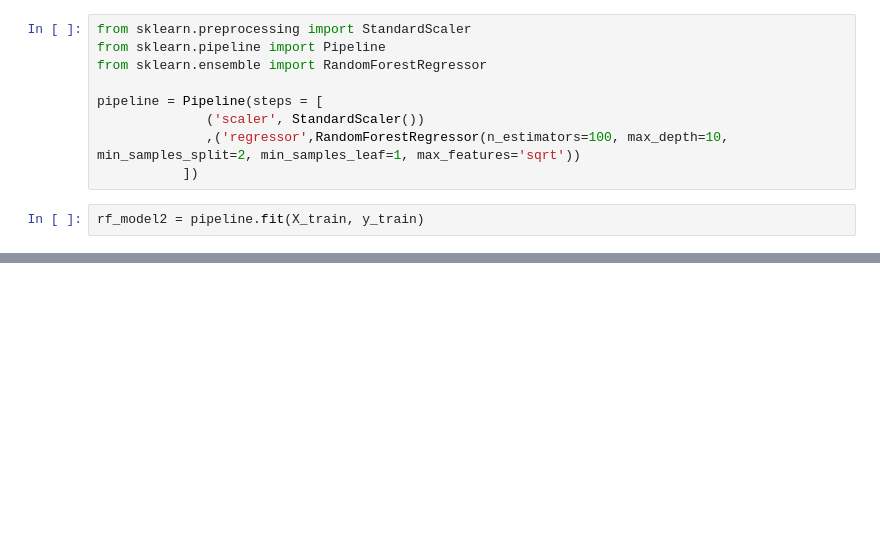
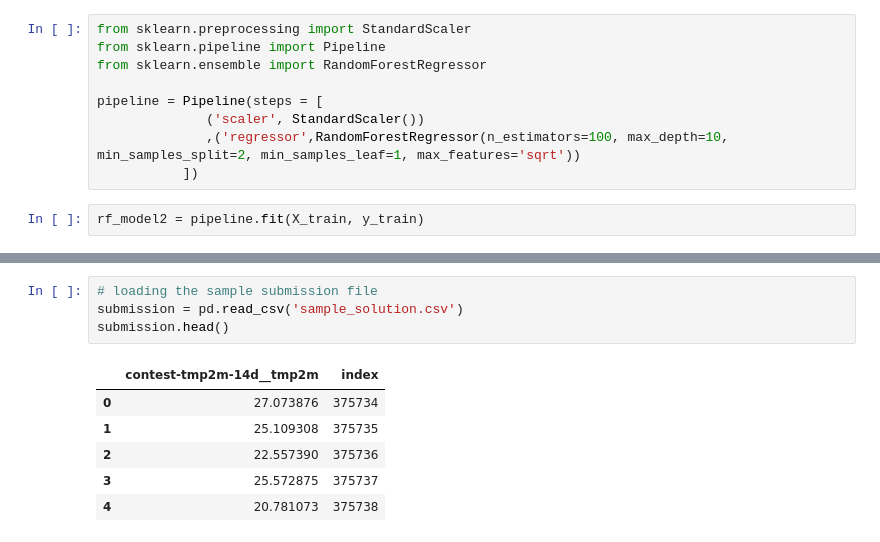
Before and after one commit to JJD129/AgriEnergyWiDS2023, a Jupyter notebook: RF_Reg.ipynb, the cells around one changed output, grey strips where cells are left out. Saved outputs shown, nothing was run; the diff lists cells and outputs as text; blank space fills up the shorter version.

```diff
--- a/RF_Reg.ipynb
+++ b/RF_Reg.ipynb
@@ -346,0 +441,11 @@ Test Performance: 0.9869558748057607
+# %%
+# loading the sample submission file
+submission = pd.read_csv('sample_solution.csv')
+submission.head()
+# %% [output]
+|  | contest-tmp2m-14d__tmp2m | index |
+| 0 | 27.073876 | 375734 |
+| 1 | 25.109308 | 375735 |
+| 2 | 22.557390 | 375736 |
+| 3 | 25.572875 | 375737 |
+| 4 | 20.781073 | 375738 |
```
Also changed, not shown: parts of 29 cells of this notebook.
